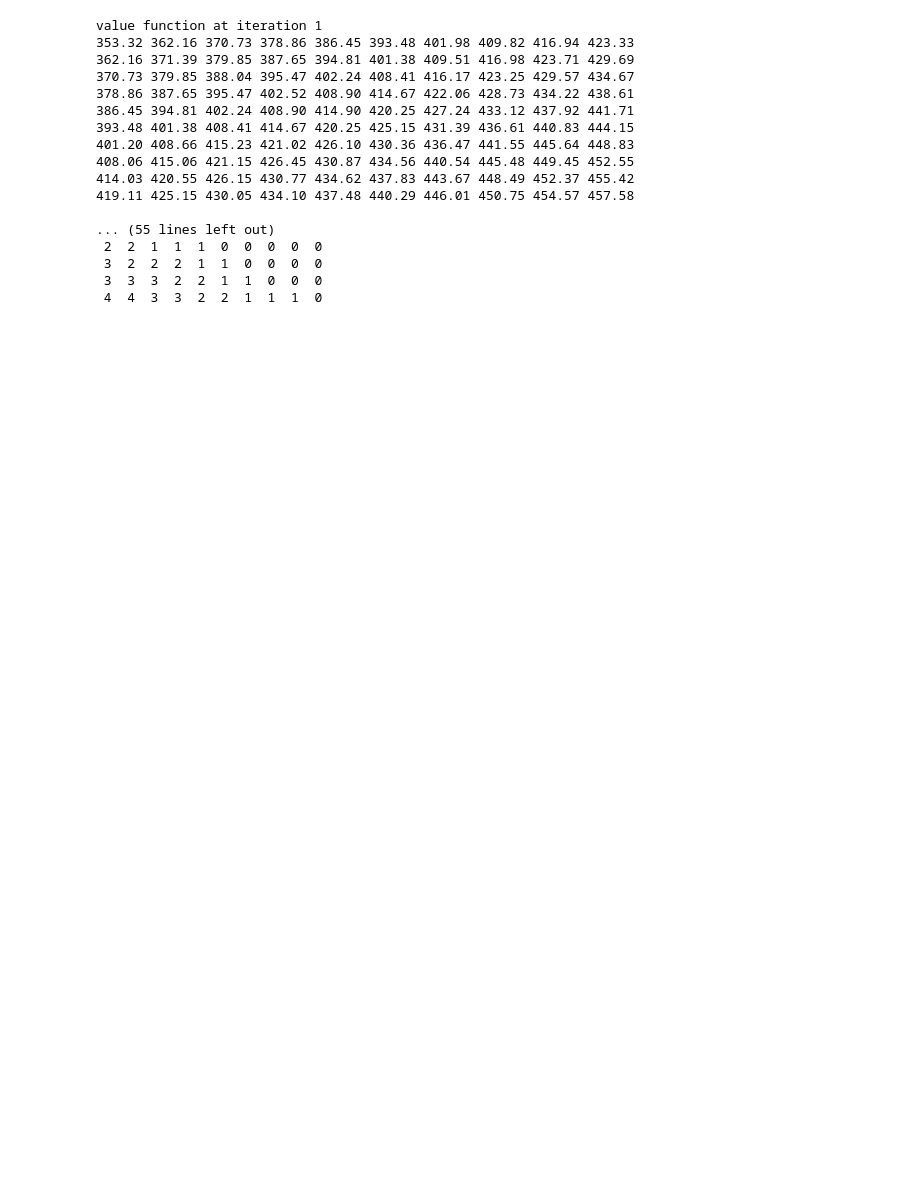
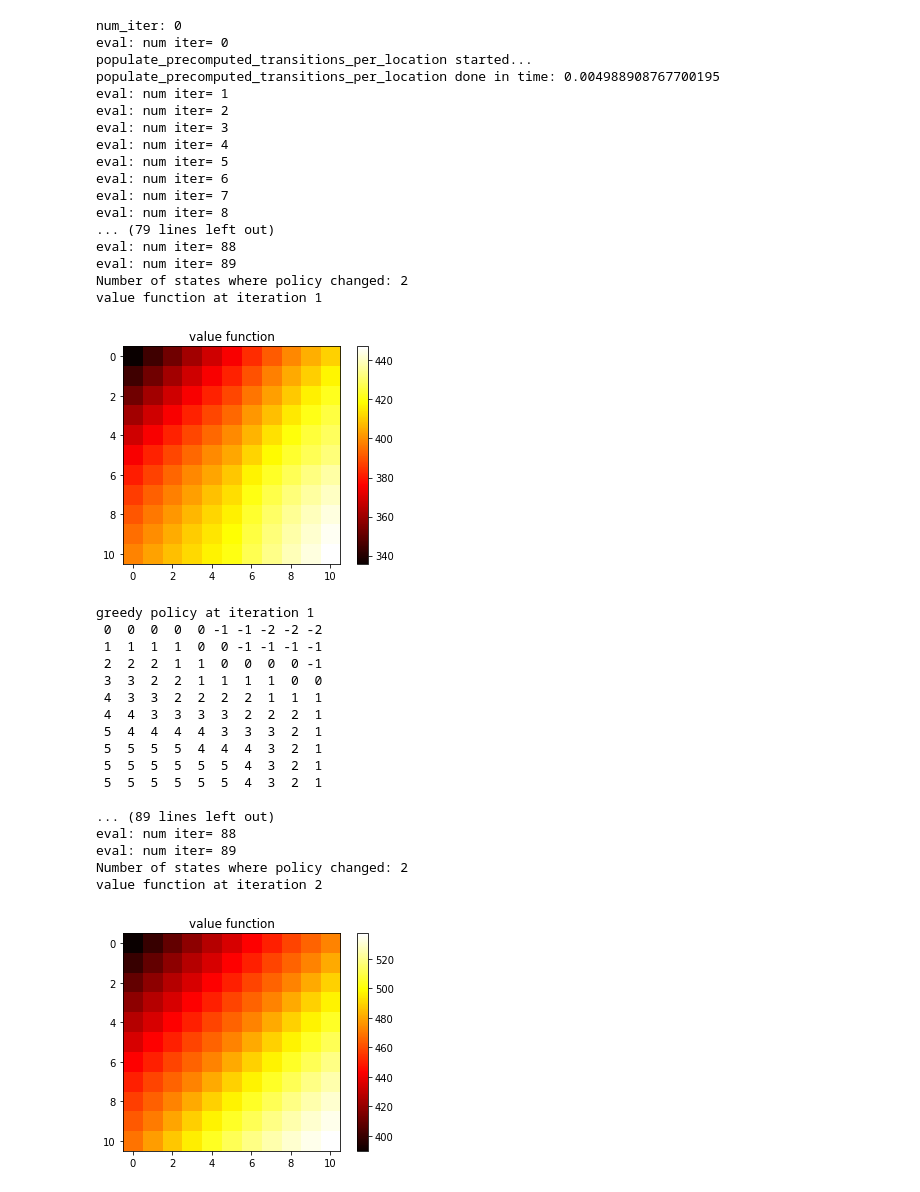
Before and after one commit to alphatamago/baserl, a Jupyter notebook: Sutton_RL_book_ch4_ch5.ipynb, the cells around one changed output. Saved outputs shown, nothing was run; the diff lists cells and outputs as text; code cells hidden in the pictures; blank space fills up the shorter version.

```diff
--- a/Sutton_RL_book_ch4_ch5.ipynb
+++ b/Sutton_RL_book_ch4_ch5.ipynb
@@ -139,32 +313,58 @@ greedy policy at iteration 1
 # %%
-# Applying the Policy Iteration algorithm to Jack's Rental
-jacks_rental = JacksRental()
+# Applying the Policy Iteration algorithm to a smaller version of Jack's Rental problem.
+# The expected output from this problem is discussed in the book on page 66.
+
+jacks_rental = JacksRental(max_cars=10)
+reward_evaluator = make_transitions_based_reward_evaluator(jacks_rental.transitions)
+start_time = time.time()
 jacks_rental_policy, jacks_rental_v = policy_iteration(
     states=jacks_rental.states(),
     is_terminal=jacks_rental.is_terminal,
     actions=jacks_rental.actions,
     transitions=jacks_rental.transitions,
     gamma=jacks_rental.gamma(),
-    policy_evaluator=make_iterative_policy_evaluator(theta=0.000001, max_iter=100),
+    policy_evaluator=make_iterative_policy_evaluator(theta=0.000001, max_iter=100,
+                                                    reward_evaluator=reward_evaluator),
+    reward_evaluator=reward_evaluator,
     delta_policy_improv=0.000001,
     max_iter_policy_improv=10,
     print_value=jacks_rental.print_value,
     print_policy=jacks_rental.print_policy)
+print("Done in time:", time.time()-start_time)
 # %% [output]
+num_iter: 0
+eval: num iter= 0
+populate_precomputed_transitions_per_location started...
+populate_precomputed_transitions_per_location done in time: 0.004988908767700195
+eval: num iter= 1
+eval: num iter= 2
+eval: num iter= 3
+eval: num iter= 4
+eval: num iter= 5
+eval: num iter= 6
+eval: num iter= 7
+eval: num iter= 8
+... (79 lines left out)
+eval: num iter= 88
+eval: num iter= 89
+Number of states where policy changed: 2
 value function at iteration 1
-353.32 362.16 370.73 378.86 386.45 393.48 401.98 409.82 416.94 423.33
-362.16 371.39 379.85 387.65 394.81 401.38 409.51 416.98 423.71 429.69
-370.73 379.85 388.04 395.47 402.24 408.41 416.17 423.25 429.57 434.67
-378.86 387.65 395.47 402.52 408.90 414.67 422.06 428.73 434.22 438.61
-386.45 394.81 402.24 408.90 414.90 420.25 427.24 433.12 437.92 441.71
-393.48 401.38 408.41 414.67 420.25 425.15 431.39 436.61 440.83 444.15
-401.20 408.66 415.23 421.02 426.10 430.36 436.47 441.55 445.64 448.83
-408.06 415.06 421.15 426.45 430.87 434.56 440.54 445.48 449.45 452.55
-414.03 420.55 426.15 430.77 434.62 437.83 443.67 448.49 452.37 455.42
-419.11 425.15 430.05 434.10 437.48 440.29 446.01 450.75 454.57 457.58
-
-... (55 lines left out)
- 2  2  1  1  1  0  0  0  0  0
- 3  2  2  2  1  1  0  0  0  0
- 3  3  3  2  2  1  1  0  0  0
- 4  4  3  3  2  2  1  1  1  0
+[figure, added]
+greedy policy at iteration 1
+ 0  0  0  0  0 -1 -1 -2 -2 -2
+ 1  1  1  1  0  0 -1 -1 -1 -1
+ 2  2  2  1  1  0  0  0  0 -1
+ 3  3  2  2  1  1  1  1  0  0
+ 4  3  3  2  2  2  2  1  1  1
+ 4  4  3  3  3  3  2  2  2  1
+ 5  4  4  4  4  3  3  3  2  1
+ 5  5  5  5  4  4  4  3  2  1
+ 5  5  5  5  5  5  4  3  2  1
+ 5  5  5  5  5  5  4  3  2  1
+
+... (89 lines left out)
+eval: num iter= 88
+eval: num iter= 89
+Number of states where policy changed: 2
+value function at iteration 2
+[figure, added]
```
Also changed, not shown: parts of 5 cells of this notebook, 5 other files.
